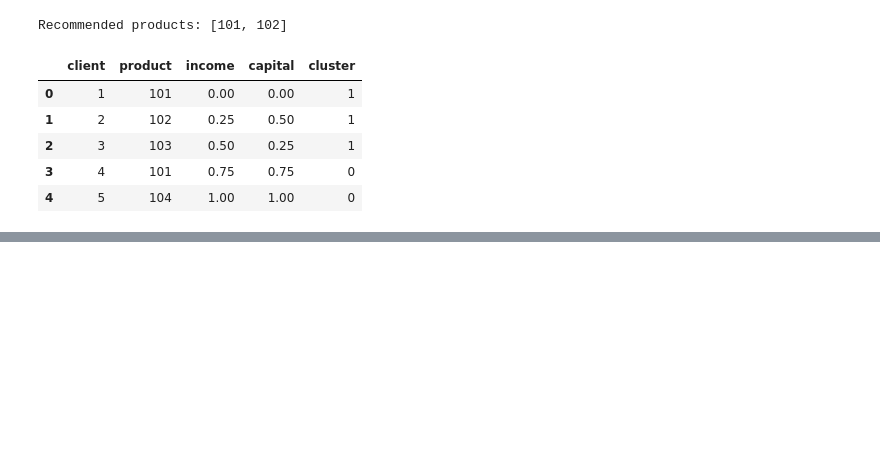
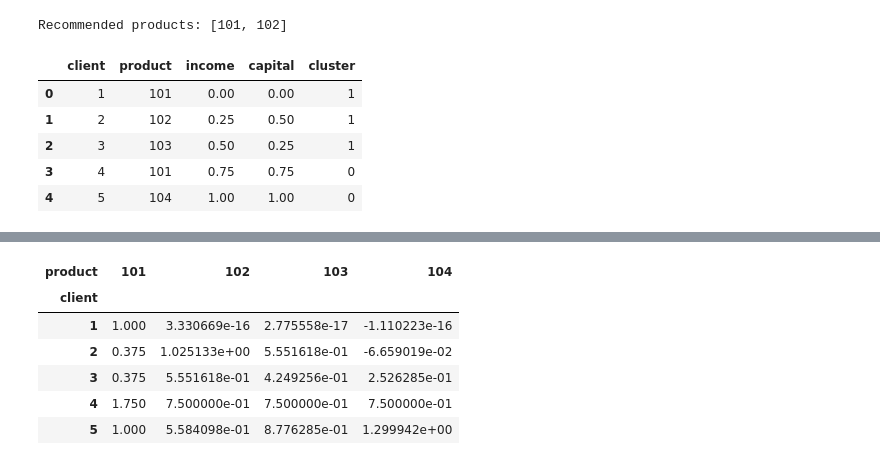
Before and after one commit to sathishmtech01/genQuiz, a Jupyter notebook: recommendationengine.ipynb, the cells around one changed output, grey strips where cells are left out. Cells and saved outputs as stored; diff of their text form; code cells hidden in the pictures; blank space fills up the shorter version.

```diff
--- a/recommendationengine.ipynb
+++ b/recommendationengine.ipynb
@@ -103,0 +176,10 @@ data
+# %%
+predicted_ratings_df
+# %% [output]
+| product | 101 | 102 | 103 | 104 |
+| client |  |  |  |  |
+| 1 | 1.000 | 3.330669e-16 | 2.775558e-17 | -1.110223e-16 |
+| 2 | 0.375 | 1.025133e+00 | 5.551618e-01 | -6.659019e-02 |
+| 3 | 0.375 | 5.551618e-01 | 4.249256e-01 | 2.526285e-01 |
+| 4 | 1.750 | 7.500000e-01 | 7.500000e-01 | 7.500000e-01 |
+| 5 | 1.000 | 5.584098e-01 | 8.776285e-01 | 1.299942e+00 |
```
Also changed, not shown: parts of 3 cells of this notebook.
